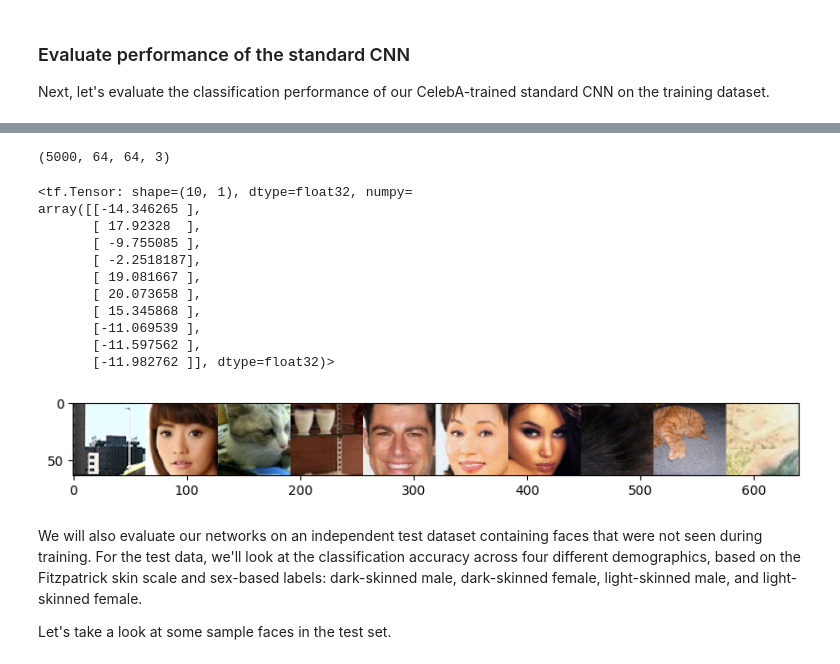
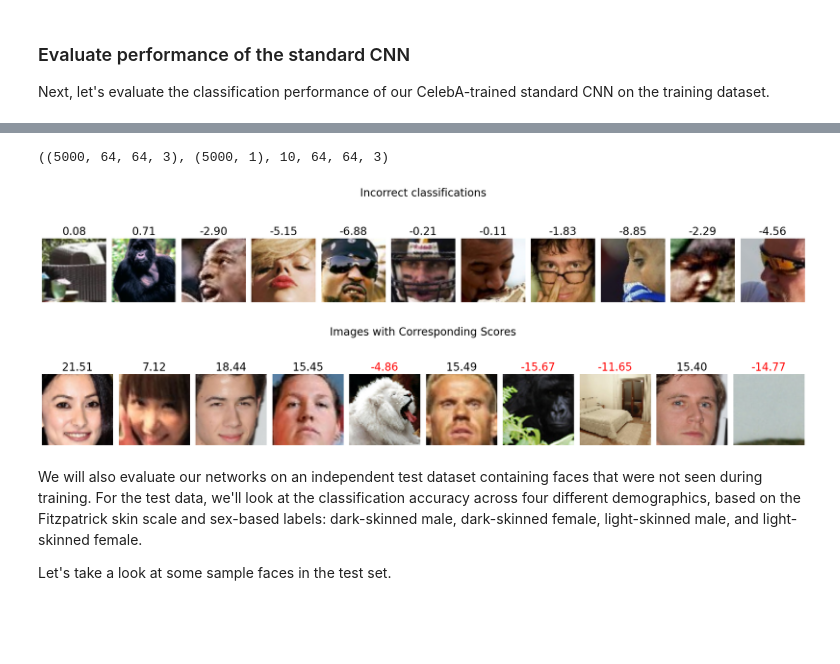
Before and after one commit to romenlaw/mitlabs, a Jupyter notebook: lab2/Part2_Debiasing.ipynb, the cells around one changed output, grey strips where cells are left out. Saved outputs shown, nothing was run; the diff lists cells and outputs as text; code cells hidden in the pictures; blank space fills up the shorter version.

```diff
--- a/lab2/Part2_Debiasing.ipynb
+++ b/lab2/Part2_Debiasing.ipynb
@@ -314,29 +322,41 @@ Standard CNN accuracy on (potentially biased) training set: 0.9980
-# %%
-batch_x.shape
-# %% [output]
-(5000, 64, 64, 3)
-# %%
-import random
-imgs = [batch_x[random.randint(0, 5000)] for _ in range(10)]
-logits=standard_classifier(np.array(imgs, dtype=np.float32))
-
-plt.figure(figsize=(10,10))
-plt.imshow(np.hstack(imgs))
-
-logits
-# %% [output]
-<tf.Tensor: shape=(10, 1), dtype=float32, numpy=
-array([[-14.346265 ],
-       [ 17.92328  ],
-       [ -9.755085 ],
-       [ -2.2518187],
-       [ 19.081667 ],
-       [ 20.073658 ],
-       [ 15.345868 ],
-       [-11.069539 ],
-       [-11.597562 ],
-       [-11.982762 ]], dtype=float32)>
-[figure, removed]
+# %%
+batch_x.shape, logits.shape, len(imgs), len(imgs[0]), len(imgs[0][1]), len(imgs[0][1][2])
+# %% [output]
+((5000, 64, 64, 3), (5000, 1), 10, 64, 64, 3)
+# %%
+# show the wrong classifications
+logits_wrong = logits[np.where(y_pred_standard != batch_y)[0]]
+imgs_wrong = batch_x[np.where(y_pred_standard != batch_y)[0]]
+
+fig, axs = plt.subplots(1, len(logits_wrong), figsize=(20,4))
+fig.suptitle("Incorrect classifications", fontsize=20)
+for i, (img, logit) in enumerate(zip(imgs_wrong, tf.squeeze(logits_wrong))):
+  axs[i].imshow(img)
+  axs[i].axis('off')
+  axs[i].set_title(f"{logit:.2f}", fontsize=20)
+plt.tight_layout()
+plt.show()
+# %% [output]
+[figure, added]
+# %%
+# randomly classify the images
+
+import random
+n_imgs = 10
+
+imgs = [batch_x[random.randint(0, 5000)] for _ in range(n_imgs)]
+logits=standard_classifier(np.array(imgs, dtype=np.float32))
+
+fig, subplt = plt.subplots(1, n_imgs, figsize=(20, 4))
+fig.suptitle("Images with Corresponding Scores", fontsize=20)
+for i, (img, logit) in enumerate(zip(imgs, tf.squeeze(logits))):
+  subplt[i].imshow(img)
+  subplt[i].axis('off')
+  subplt[i].set_title(f"{logit:.2f}", fontsize=20, color='red' if logit<0 else 'black')
+plt.tight_layout()
+plt.show()
+# %% [output]
+[figure, added]
 # %% [markdown]
 We will also evaluate our networks on an independent test dataset containing faces that were not seen during training. For the test data, we'll look at the classification accuracy across four different demographics, based on the Fitzpatrick skin scale and sex-based labels: dark-skinned male, dark-skinned female, light-skinned male, and light-skinned female.
 
```
Also changed, not shown: parts of 10 cells of this notebook.
